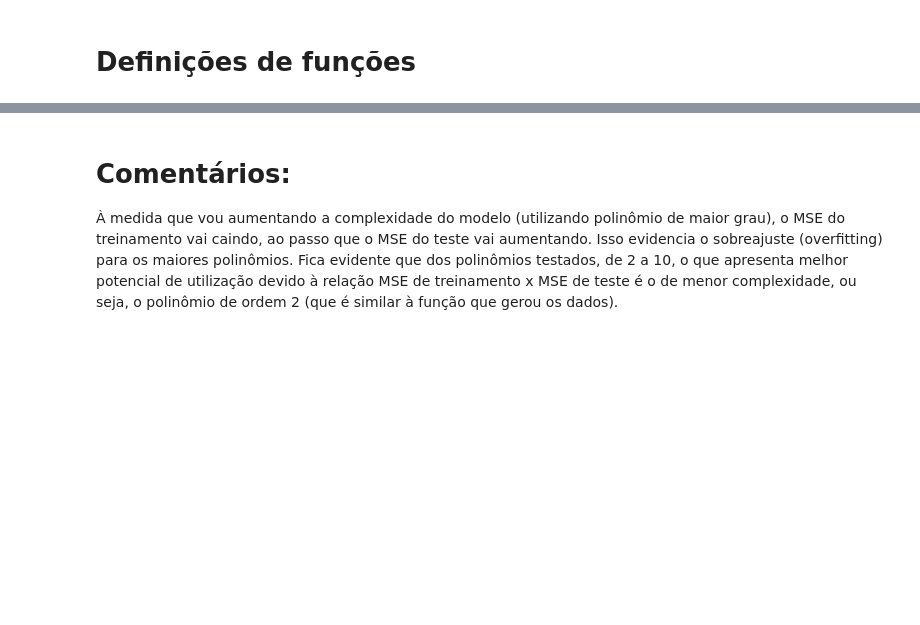
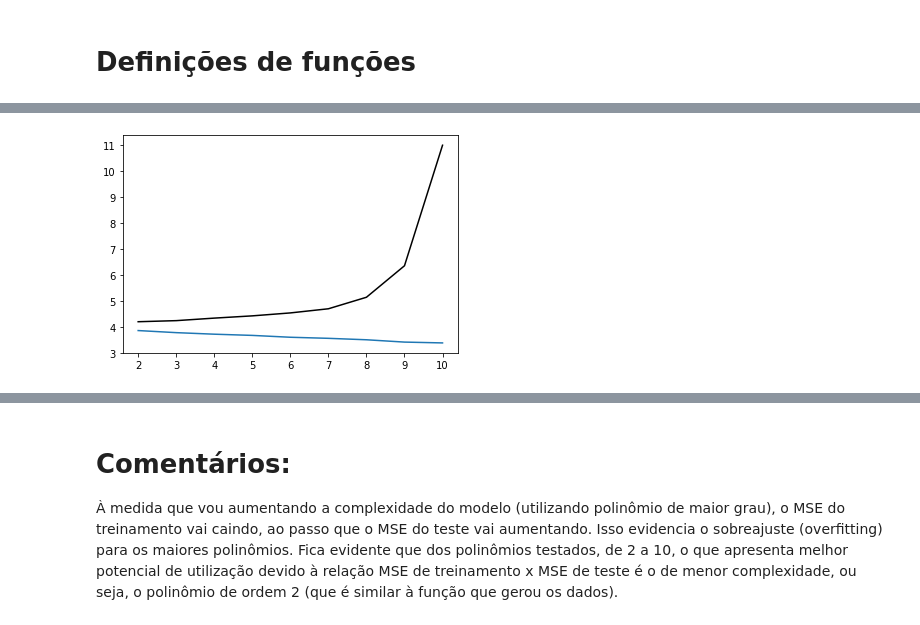
Before and after one commit to julianovale/PO450, a Jupyter notebook: Semana04_PO450_Atividade.ipynb, the cells around one changed output, grey strips where cells are left out. Drawn from its saved outputs; the diff is of its cells as text; code cells hidden in the pictures; blank space fills up the shorter version.

```diff
--- a/Semana04_PO450_Atividade.ipynb
+++ b/Semana04_PO450_Atividade.ipynb
@@ -71 +18,31 @@ def concat_model_p10(x):
+# %%
+# Definição da função
+def model_f(x):
+  y = 1 + x + x**2
+  return y
+
+def roda(vezes=5000, ordem=5):
+  MSE_train_hist = []
+  MSE_test_hist = []
+
+  for i in range(vezes):
+    x = (xmax-xmin)*np.random.rand(n, 1)+xmin
+    noise = np.random.randn(n, 1)
+    y = model_f(x)+2*noise
+    x_train, x_test, y_train, y_test = train_test_split(x, y, test_size=prop_test)
+    model_reg_lin = make_pipeline(PolynomialFeatures(ordem),LinearRegression())
+    model_reg_lin.fit(x_train, y_train)
+    y_pred_train = model_reg_lin.predict(x_train)
+    y_pred_test = model_reg_lin.predict(x_test)
+    res_train = y_train - y_pred_train
+    res_test = y_test - y_pred_test
+
+    MSE_train = mean_squared_error(y_train, y_pred_train)
+    MSE_test = mean_squared_error(y_test, y_pred_test)
+    MSE_train_hist.append(MSE_train)
+    MSE_test_hist.append(MSE_test)
+    MSE_train_mean = np.mean(MSE_train_hist)
+    MSE_test_mean = np.mean(MSE_test_hist)
+
+  return MSE_train_mean, MSE_test_mean
 # %%
@@ -641,0 +56,16 @@ MSE train média:  3.36561012013258
+# %%
+MSE_train_mean_hist = []
+MSE_test_mean_hist = []
+eixo_x = []
+
+for i in range(ordem-1):
+  MSE_train_mean, MSE_test_mean = roda(vezes, i+2)
+  MSE_train_mean_hist.append(MSE_train_mean)
+  MSE_test_mean_hist.append(MSE_test_mean)
+  eixo_x.append(i+2)
+
+plt.plot(eixo_x, MSE_train_mean_hist)
+plt.plot(eixo_x, MSE_test_mean_hist, 'k')
+plt.show()
+# %% [output]
+[figure, added]
```
Also changed, not shown: parts of 23 cells of this notebook.
